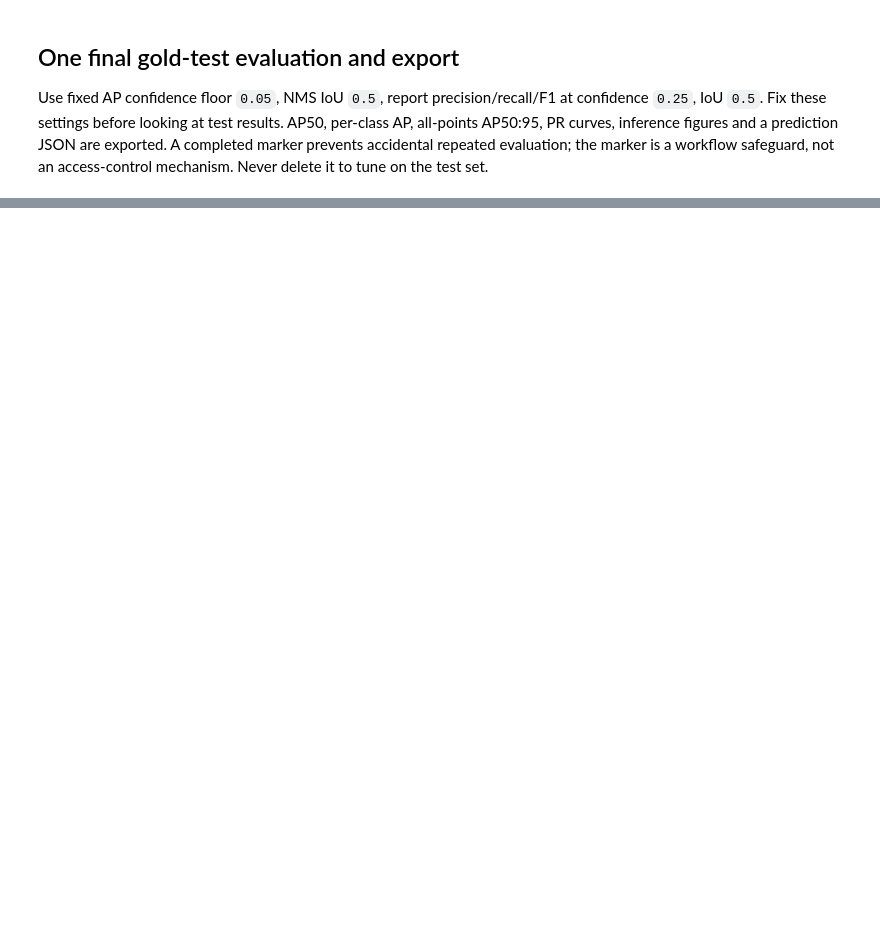
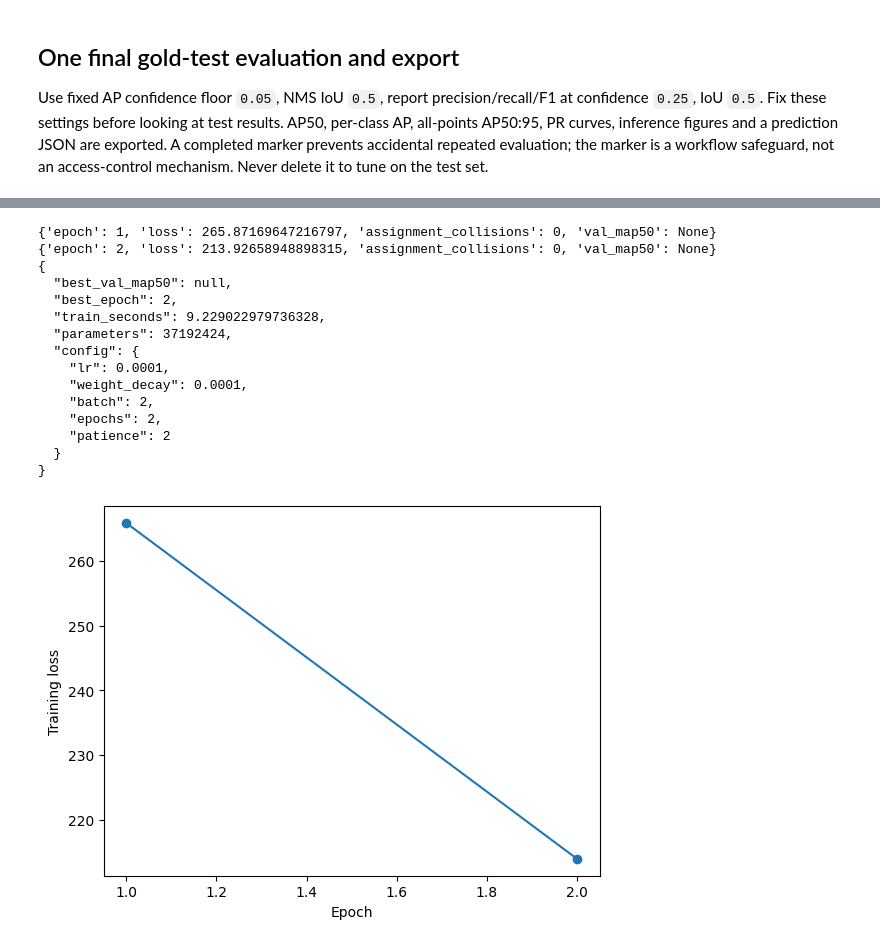
Before and after one commit to caipng02/EE3703-Project, a Jupyter notebook: YOLO_Project.ipynb, the cells around one changed output, grey strips where cells are left out. Saved outputs shown, nothing was run; the diff lists cells and outputs as text; code cells hidden in the pictures; blank space fills up the shorter version.

```diff
--- a/YOLO_Project.ipynb
+++ b/YOLO_Project.ipynb
@@ -504,0 +704,65 @@ Results are saved under the Drive run directory when Drive is mounted. To releas
+# %%
+smoke_records = random.Random(SEED).sample(
+    manifest["splits"]["train"],
+    min(32, len(manifest["splits"]["train"])),
+)
+
+smoke_dir = RUN_ROOT / "smoke"
+assert not smoke_dir.exists(), (
+    "Smoke results already exist; choose a new output folder to rerun"
+)
+
+smoke_config = {
+    "lr": 1e-4,
+    "weight_decay": 1e-4,
+    "batch": 2,
+    "epochs": 2,
+    "patience": 2,
+}
+
+smoke_model = None
+try:
+    smoke_model, smoke_summary = fit(
+        DATA_ROOT,
+        smoke_records,
+        None,
+        anchors,
+        smoke_config,
+        smoke_dir,
+    )
+    print(json.dumps(smoke_summary, indent=2))
+finally:
+    if smoke_model is not None:
+        del smoke_model
+    if torch.cuda.is_available():
+        torch.cuda.empty_cache()
+
+history = json.loads(
+    (smoke_dir / "history.json").read_text(encoding="utf-8")
+)
+fig, ax = plt.subplots()
+ax.plot(
+    [row["epoch"] for row in history],
+    [row["loss"] for row in history],
+    marker="o",
+)
+ax.set(xlabel="Epoch", ylabel="Training loss")
+fig.savefig(smoke_dir / "loss_curve.png", bbox_inches="tight")
+plt.show()
+# %% [output]
+{'epoch': 1, 'loss': 265.87169647216797, 'assignment_collisions': 0, 'val_map50': None}
+{'epoch': 2, 'loss': 213.92658948898315, 'assignment_collisions': 0, 'val_map50': None}
+{
+  "best_val_map50": null,
+  "best_epoch": 2,
+  "train_seconds": 9.229022979736328,
+  "parameters": 37192424,
+  "config": {
+    "lr": 0.0001,
+    "weight_decay": 0.0001,
+    "batch": 2,
+    "epochs": 2,
+    "patience": 2
+  }
+}
+[figure, added]
```
Also changed, not shown: parts of 15 cells of this notebook, 2 other files.
